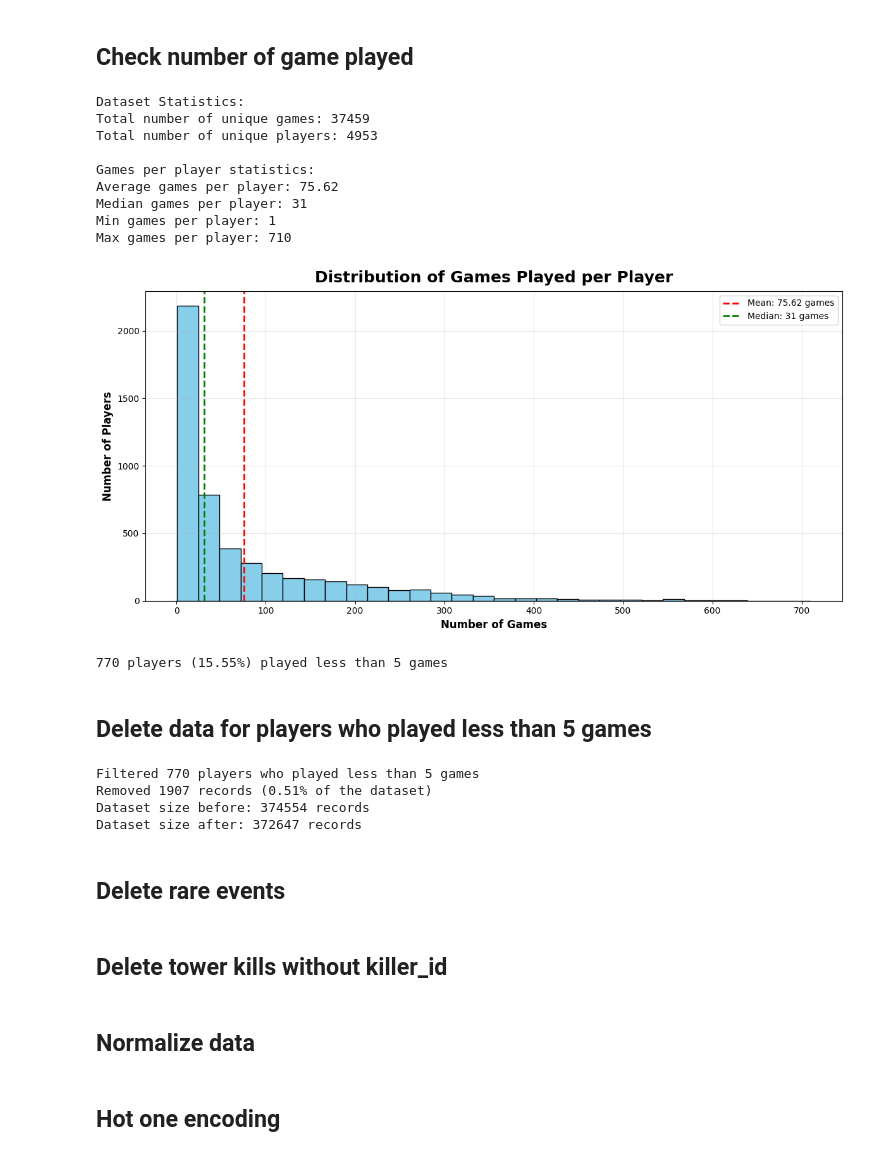
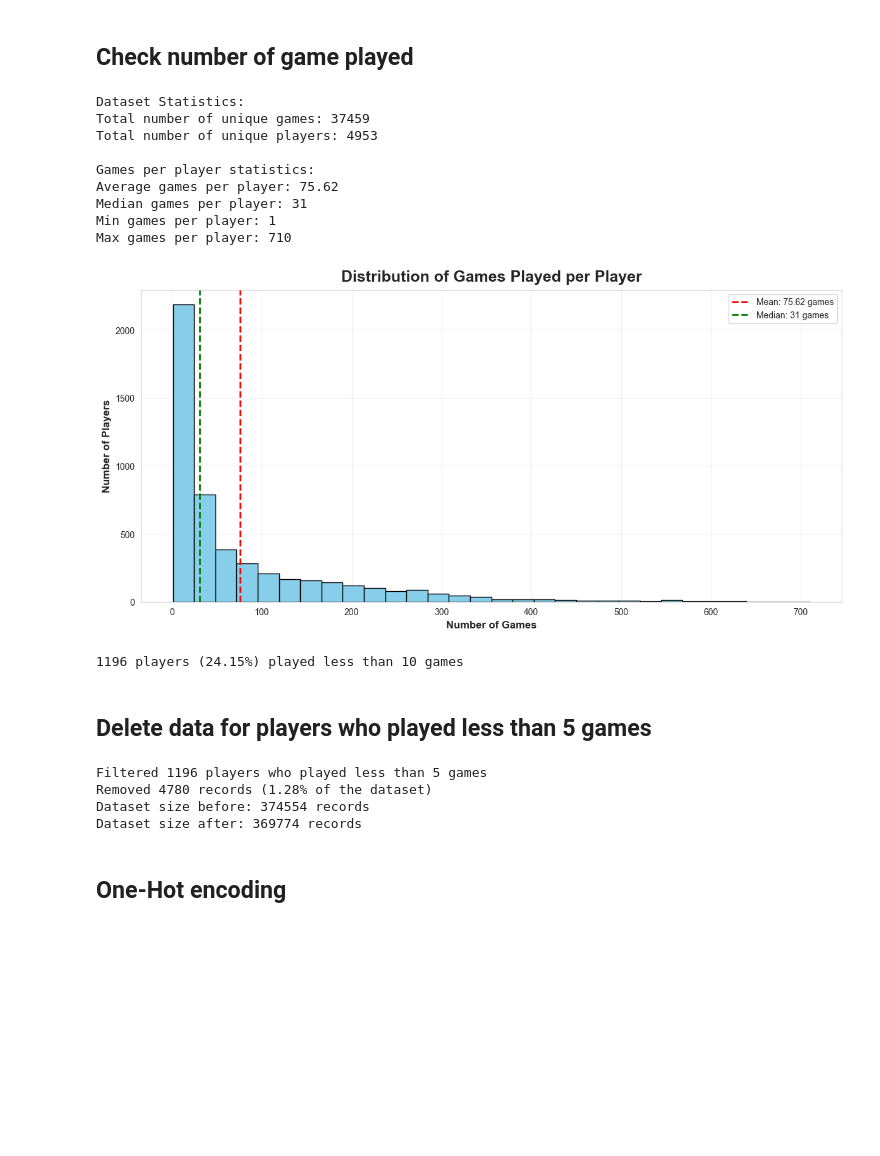
Before and after one commit to ARTHURVANBELLE/AI_LAB_MA1, a Jupyter notebook: models/0_data_exploration_and_preprocessing.ipynb, the cells around one changed output. Cells and saved outputs as stored; diff of their text form; code cells hidden in the pictures; blank space fills up the shorter version.

Commit message:
preprocessing and data vizu ok

```diff
--- a/models/0_data_exploration_and_preprocessing.ipynb
+++ b/models/0_data_exploration_and_preprocessing.ipynb
@@ -281,56 +283,56 @@ print(f"Median games per player: {games_per_player.median():.0f}")
 print(f"Min games per player: {games_per_player.min()}")
 print(f"Max games per player: {games_per_player.max()}")
 
 # Plot the distribution of games per player
 plt.figure(figsize=(12, 6))
 plt.hist(games_per_player, bins=30, color='skyblue', edgecolor='black')
 plt.axvline(games_per_player.mean(), color='red', linestyle='dashed', linewidth=2,
            label=f'Mean: {games_per_player.mean():.2f} games')
 plt.axvline(games_per_player.median(), color='green', linestyle='dashed', linewidth=2,
            label=f'Median: {games_per_player.median():.0f} games')
 
 plt.title("Distribution of Games Played per Player")
 plt.xlabel("Number of Games")
 plt.ylabel("Number of Players")
 plt.legend()
 plt.grid(alpha=0.3)
 plt.tight_layout()
 plt.show()
 
 # Calculate what percentage of players played only 1 game
-one_game_players = (games_per_player < 5).sum()
-percentage = (one_game_players / len(games_per_player)) * 100
-print(f"\n{one_game_players} players ({percentage:.2f}%) played less than 5 games")
+ten_game_players = (games_per_player < 10).sum()
+percentage = (ten_game_players / len(games_per_player)) * 100
+print(f"\n{ten_game_players} players ({percentage:.2f}%) played less than 10 games")
 # %% [output]
 Dataset Statistics:
 Total number of unique games: 37459
 Total number of unique players: 4953
 
 Games per player statistics:
 Average games per player: 75.62
 Median games per player: 31
 Min games per player: 1
 Max games per player: 710
-[figure, old version]
+[figure, new version]
-770 players (15.55%) played less than 5 games
+1196 players (24.15%) played less than 10 games
 # %% [markdown]
 ## Delete data for players who played less than 5 games
 # %%
 # Get player IDs with less than 5 games
 games_per_player = df_game_players_stats.groupby('player_id')['game_id'].nunique()
-players_less_than_5_games = games_per_player[games_per_player < 5].index.tolist()
+players_less_than_10_games = games_per_player[games_per_player < 10].index.tolist()
 
 # Count records before filtering
 count_before = len(df_game_players_stats)
 
 # Filter out players with less than 5 games
-df_game_players_stats_filtered = df_game_players_stats[~df_game_players_stats['player_id'].isin(players_less_than_5_games)]
+df_game_players_stats_filtered = df_game_players_stats[~df_game_players_stats['player_id'].isin(players_less_than_10_games)]
 
 # Count records after filtering
 count_after = len(df_game_players_stats_filtered)
 records_removed = count_before - count_after
 
-print(f"Filtered {len(players_less_than_5_games)} players who played less than 5 games")
+print(f"Filtered {len(players_less_than_10_games)} players who played less than 10 games")
 print(f"Removed {records_removed} records ({records_removed/count_before:.2%} of the dataset)")
 print(f"Dataset size before: {count_before} records")
 print(f"Dataset size after: {count_after} records")
@@ -342,19 +344,13 @@ df_game_players_stats = df_game_players_stats_filtered
 # This is needed only if you want to keep events data consistent with player stats
 if 'player_id' in df_game_events.columns:
     events_before = len(df_game_events)
-    df_game_events = df_game_events[~df_game_events['player_id'].isin(players_less_than_5_games)]
+    df_game_events = df_game_events[~df_game_events['player_id'].isin(players_less_than_10_games)]
     events_after = len(df_game_events)
     print(f"Also removed {events_before - events_after} event records")
 # %% [output]
-Filtered 770 players who played less than 5 games
-Removed 1907 records (0.51% of the dataset)
+Filtered 1196 players who played less than 5 games
+Removed 4780 records (1.28% of the dataset)
 Dataset size before: 374554 records
-Dataset size after: 372647 records
+Dataset size after: 369774 records
-# %% [markdown]
-## Delete rare events
-# %% [markdown]
-## Delete tower kills without killer_id
-# %% [markdown]
-## Normalize data
 # %% [markdown]
-## Hot one encoding
+## One-Hot encoding
```
Also changed, not shown: parts of 11 cells of this notebook.
